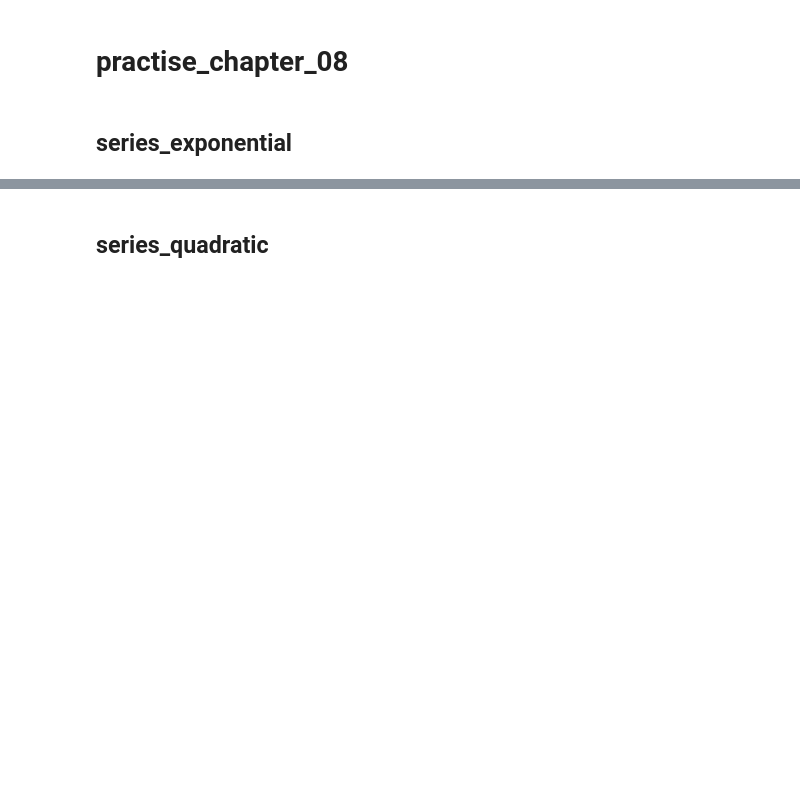
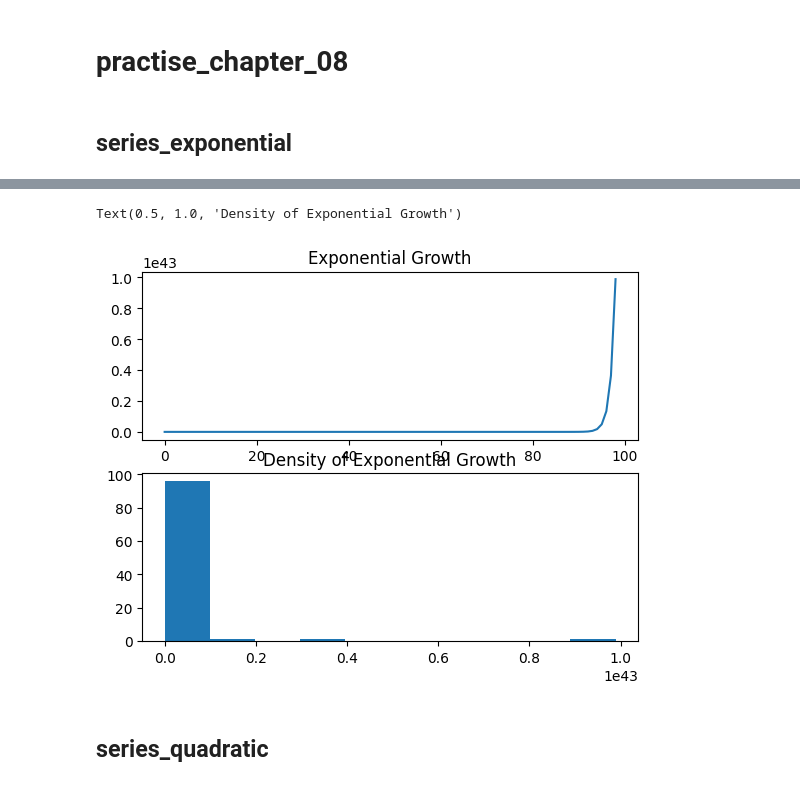
Before and after one commit to Friend09/practise-jb-timeseries, a Jupyter notebook: notebooks/practise_chapter_08.ipynb, the cells around one changed output, grey strips where cells are left out. Drawn from its saved outputs; the diff is of its cells as text; code cells hidden in the pictures; blank space fills up the shorter version.

```diff
--- a/notebooks/practise_chapter_08.ipynb
+++ b/notebooks/practise_chapter_08.ipynb
@@ -5,2 +15,15 @@
+# %%
+plt.figure(1)
+
+plt.subplot(211)
+plt.plot(series)
+plt.title("Exponential Growth")
+
+plt.subplot(212)
+plt.hist(series)
+plt.title("Density of Exponential Growth")
+# %% [output]
+Text(0.5, 1.0, 'Density of Exponential Growth')
+[figure, added]
 # %% [markdown]
 ## series_quadratic
```
Also changed, not shown: parts of 21 cells of this notebook, 1 other file.
